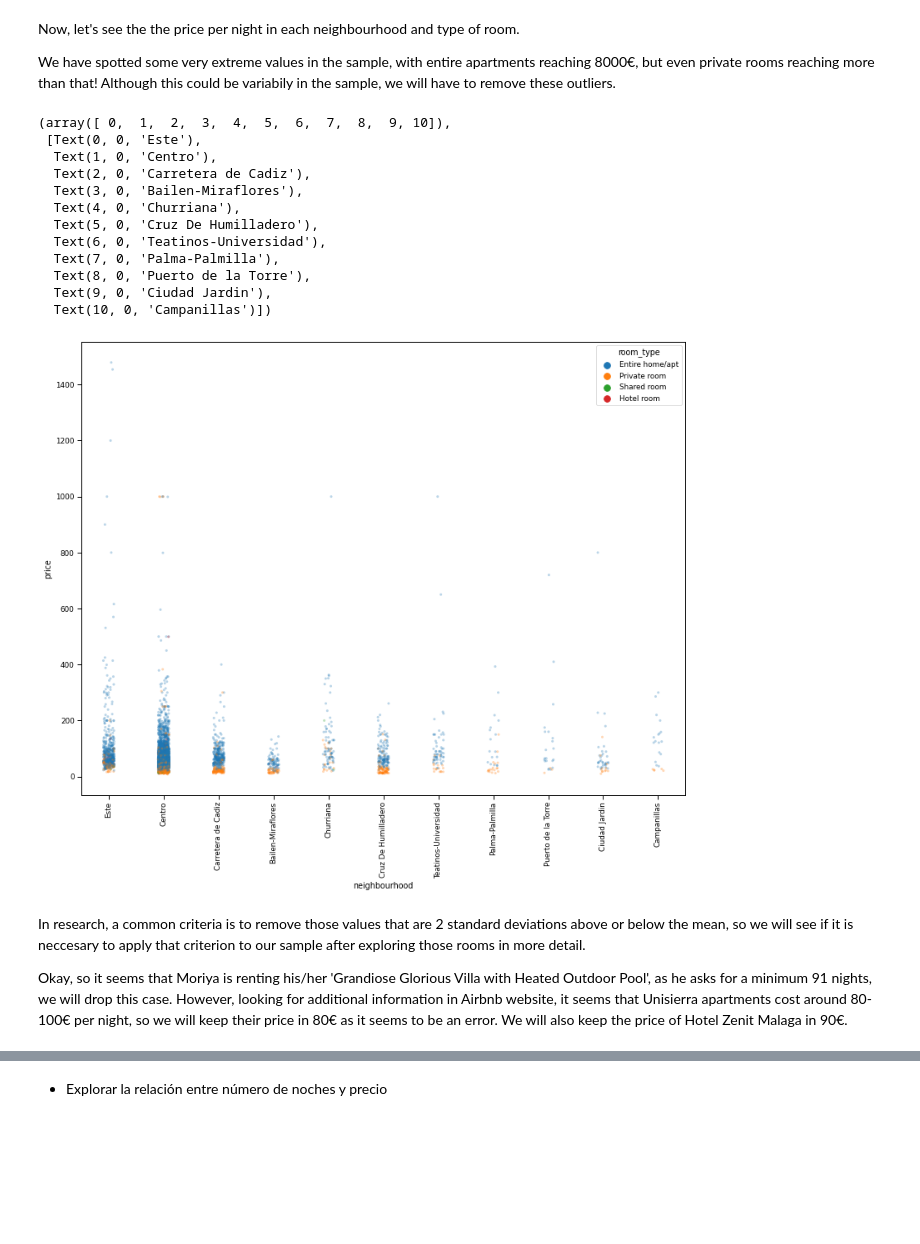
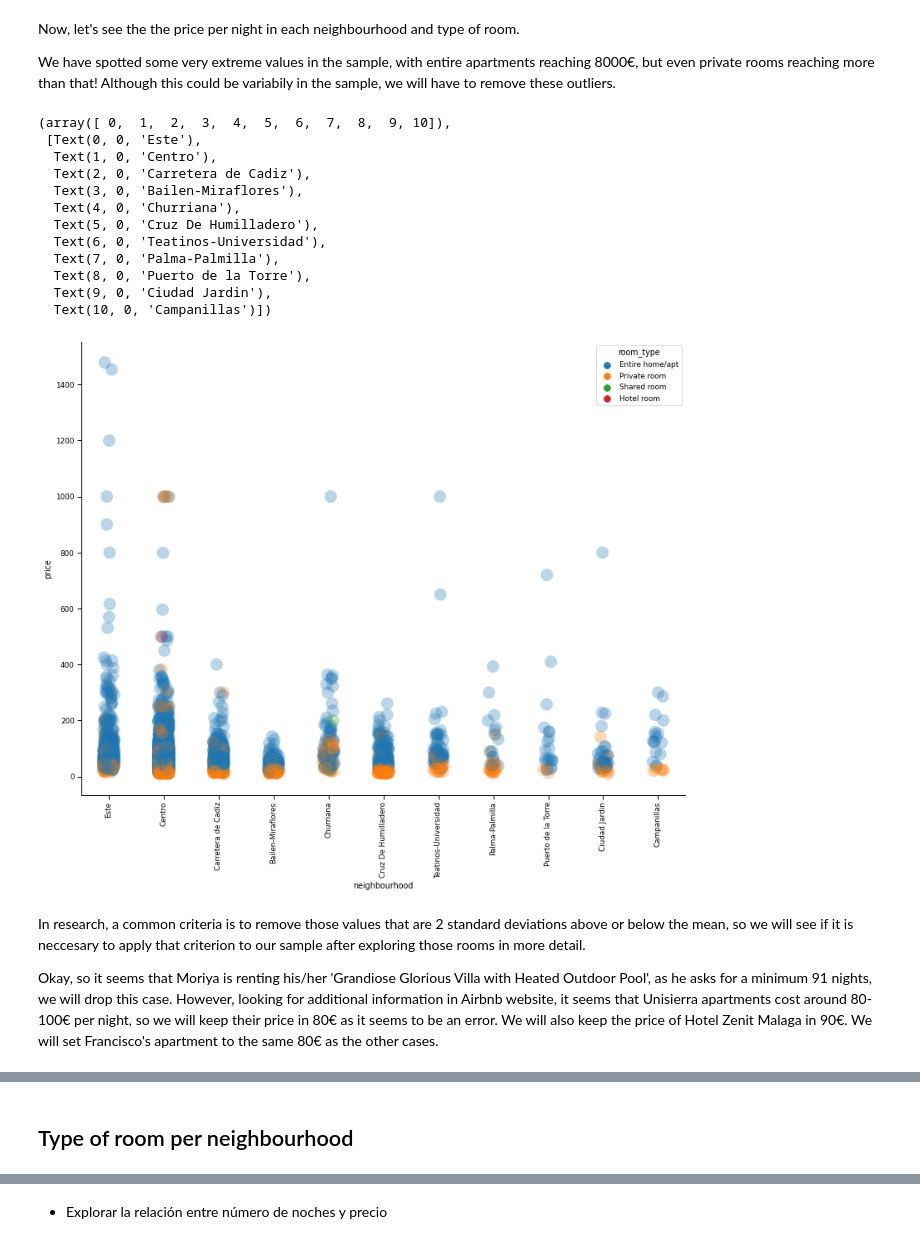
Before and after one commit to sbmoyano/data_science_projects, a Jupyter notebook: Airbnb_Malaga_correlation_regression/airbnb_malaga_supervised_learning.ipynb, the cells around one changed output, grey strips where cells are left out. Drawn from its saved outputs; the diff is of its cells as text; code cells hidden in the pictures; blank space fills up the shorter version.

```diff
--- a/Airbnb_Malaga_correlation_regression/airbnb_malaga_supervised_learning.ipynb
+++ b/Airbnb_Malaga_correlation_regression/airbnb_malaga_supervised_learning.ipynb
@@ -208,27 +232,28 @@ Now, let's see the the price per night in each neighbourhood and type of room.
 
 We have spotted some very extreme values in the sample, with entire apartments reaching 8000€, but even private rooms reaching more than that! Although this could be variabily in the sample, we will have to remove these outliers.
 # %%
-ax, fig = plt.subplots(figsize=(13, 10))
-sns.stripplot(x='neighbourhood', y='price', data=listings, hue='room_type', size=3, alpha=.3)
+fig, ax = plt.subplots(figsize=(13, 10))
+sns.stripplot(x='neighbourhood', y='price', data=listings, hue='room_type', size=15, alpha=.3)
+sns.despine()
 plt.xticks(rotation=90)
 # %% [output]
 (array([ 0,  1,  2,  3,  4,  5,  6,  7,  8,  9, 10]),
  [Text(0, 0, 'Este'),
   Text(1, 0, 'Centro'),
   Text(2, 0, 'Carretera de Cadiz'),
   Text(3, 0, 'Bailen-Miraflores'),
   Text(4, 0, 'Churriana'),
   Text(5, 0, 'Cruz De Humilladero'),
   Text(6, 0, 'Teatinos-Universidad'),
   Text(7, 0, 'Palma-Palmilla'),
   Text(8, 0, 'Puerto de la Torre'),
   Text(9, 0, 'Ciudad Jardin'),
   Text(10, 0, 'Campanillas')])
-[figure, old version]
+[figure, new version]
 # %% [markdown]
 In research, a common criteria is to remove those values that are 2 standard deviations above or below the mean, so we will see if it is neccesary to apply that criterion to our sample after exploring those rooms in more detail.
 
-Okay, so it seems that Moriya is renting his/her 'Grandiose Glorious Villa with Heated Outdoor Pool', as he asks for a minimum 91 nights, we will drop this case. However, looking for additional information in Airbnb website, it seems that Unisierra apartments cost around 80-100€ per night, so we will keep their price in 80€ as it seems to be an error. We will also keep the price of Hotel Zenit Malaga in 90€.
+Okay, so it seems that Moriya is renting his/her 'Grandiose Glorious Villa with Heated Outdoor Pool', as he asks for a minimum 91 nights, we will drop this case. However, looking for additional information in Airbnb website, it seems that Unisierra apartments cost around 80-100€ per night, so we will keep their price in 80€ as it seems to be an error. We will also keep the price of Hotel Zenit Malaga in 90€. We will set Francisco's apartment to the same 80€ as the other cases.
 # %%
 display(listings[listings['price'] > 5000])
 # %% [output]
@@ -268,3 +293,5 @@ listings[listings['host_name'].str.contains('Unisierra|Zenit')]
 | 4307 | 42087270 | Zenit Málaga, Doble con terraza | 270940801 | Hotel Zenit Malaga | NaN | Centro | 36.73236 | -4.41631 | ... |
 | 4308 | 42087332 | Zenit Málaga, Doble | 270940801 | Hotel Zenit Malaga | NaN | Centro | 36.73228 | -4.41624 | ... |
 | 4309 | 42087351 | Zenit Málaga, Doble Matrimonial | 270940801 | Hotel Zenit Malaga | NaN | Centro | 36.73240 | -4.41424 | ... |
+# %% [markdown]
+## Type of room per neighbourhood
```
Also changed, not shown: parts of 43 cells of this notebook, 1 other file.
